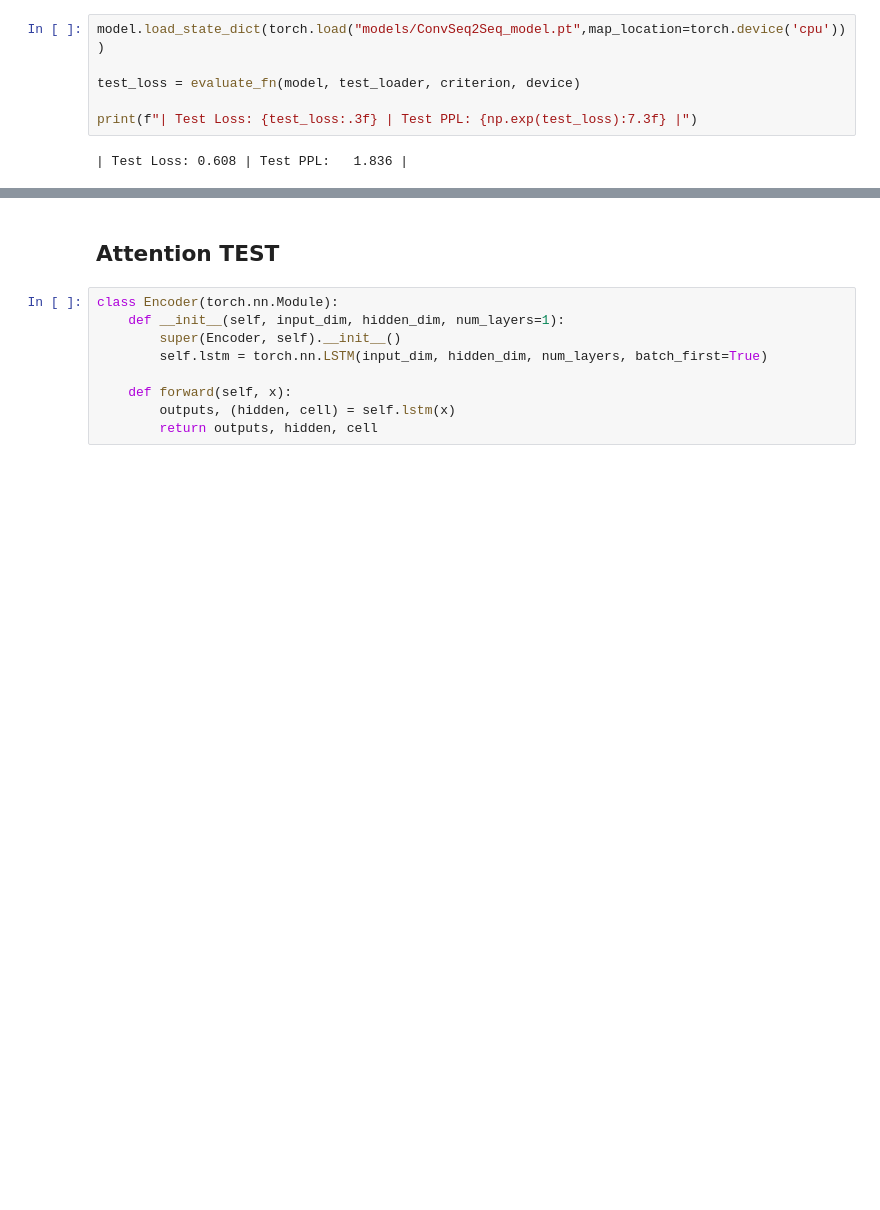
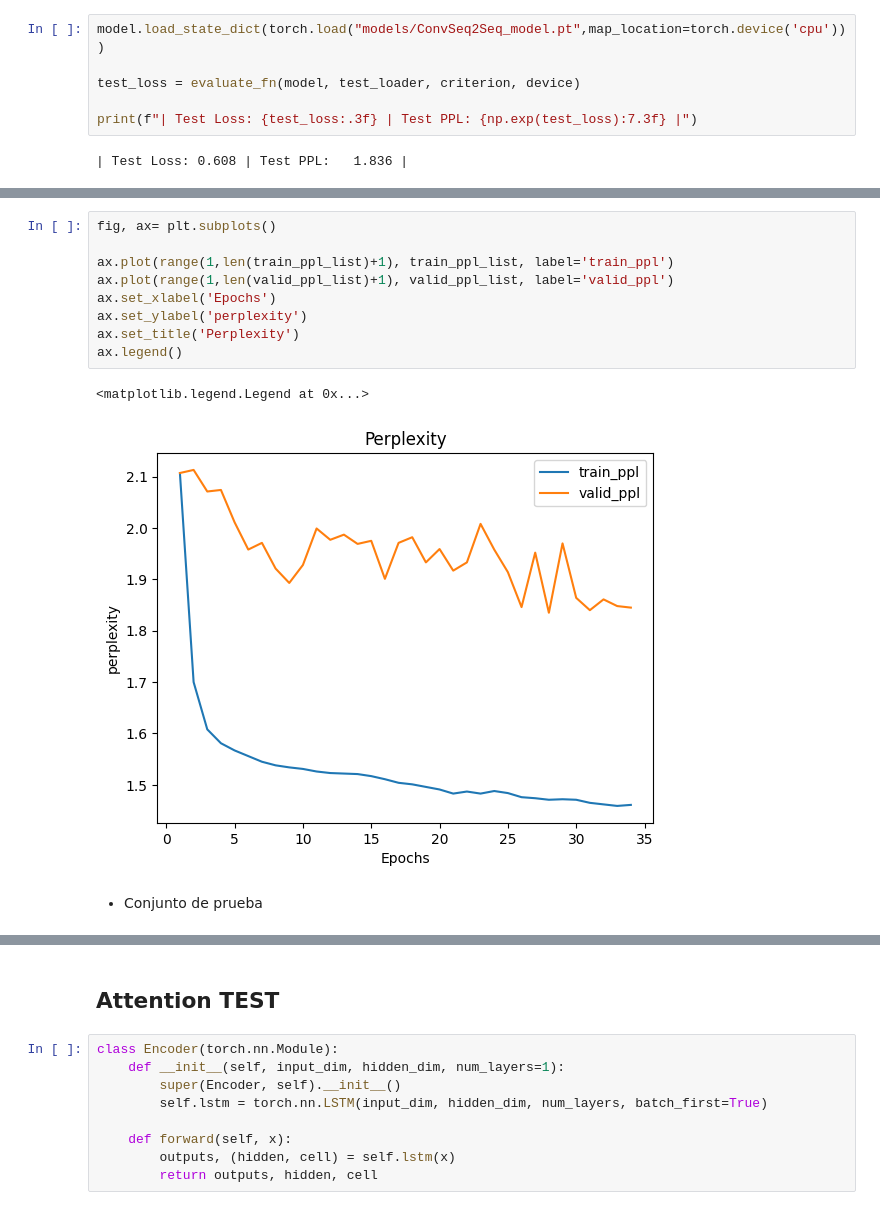
Before and after one commit to JafetMoon/hum_transcription_Project_DIA, a Jupyter notebook: 3-Arquitectura_ConvSeq2Seq.ipynb, the cells around one changed output, grey strips where cells are left out. Saved outputs shown, nothing was run; the diff lists cells and outputs as text; blank space fills up the shorter version.

```diff
--- a/3-Arquitectura_ConvSeq2Seq.ipynb
+++ b/3-Arquitectura_ConvSeq2Seq.ipynb
@@ -548,0 +575,14 @@ print(f"| Test Loss: {test_loss:.3f} | Test PPL: {np.exp(test_loss):7.3f} |")
+# %%
+fig, ax= plt.subplots()
+
+ax.plot(range(1,len(train_ppl_list)+1), train_ppl_list, label='train_ppl')
+ax.plot(range(1,len(valid_ppl_list)+1), valid_ppl_list, label='valid_ppl')
+ax.set_xlabel('Epochs')
+ax.set_ylabel('perplexity')
+ax.set_title('Perplexity')
+ax.legend()
+# %% [output]
+<matplotlib.legend.Legend at 0x...>
+[figure, added]
+# %% [markdown]
+- Conjunto de prueba
```
Also changed, not shown: parts of 10 cells of this notebook, 2 other files.
